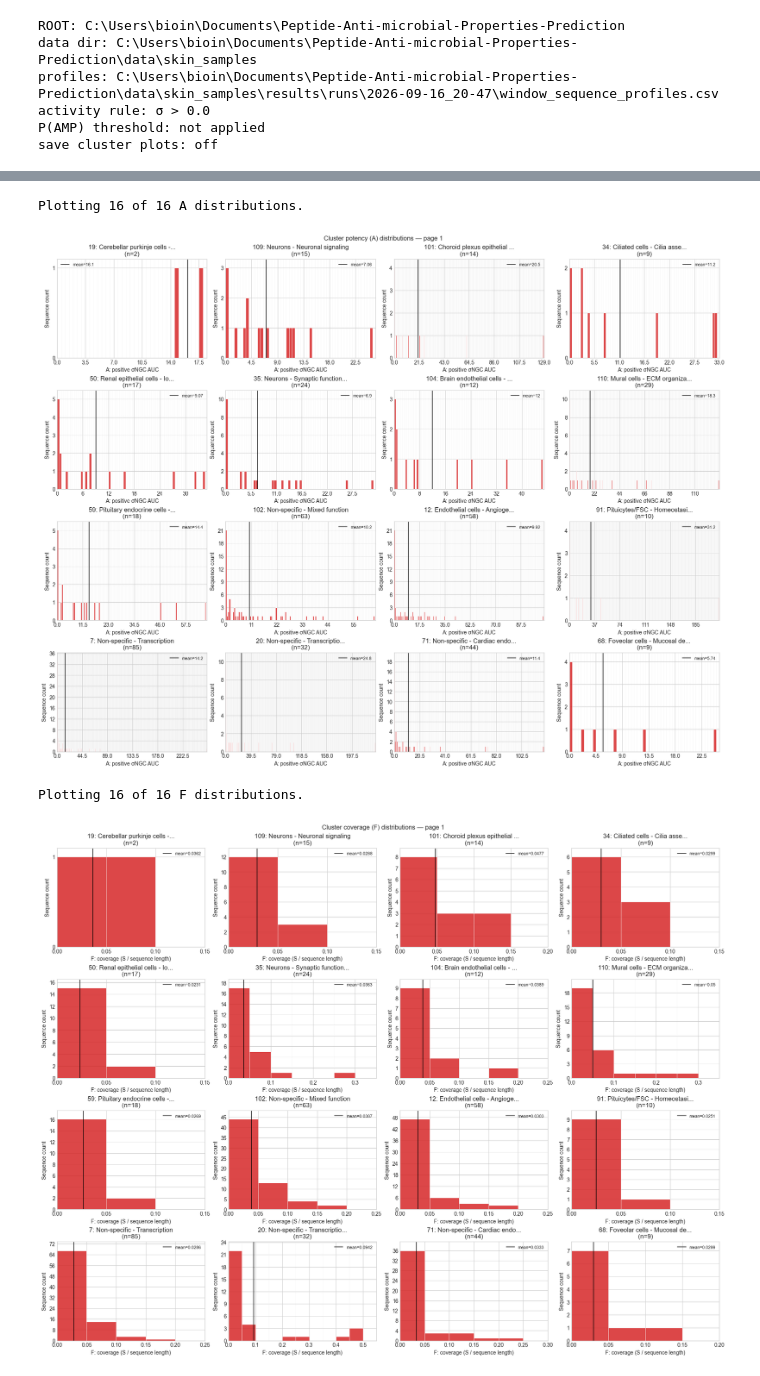
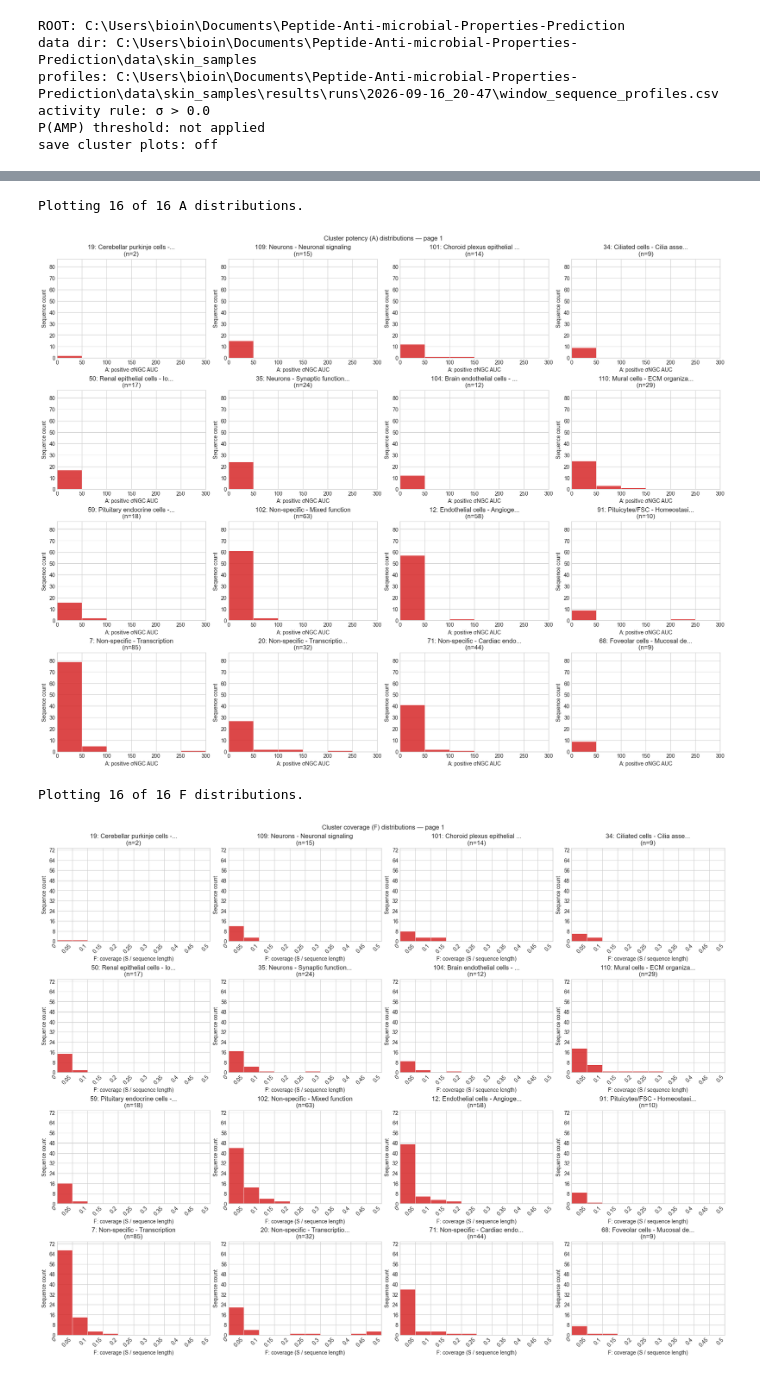
Before and after one commit to KYinXu/Peptide-Anti-microbial-Properties-Prediction, a Jupyter notebook: notebooks/windowed_DNGC_analysis.ipynb, the cells around one changed output, grey strips where cells are left out. Cells and saved outputs as stored; diff of their text form; code cells hidden in the pictures.

```diff
--- a/notebooks/windowed_DNGC_analysis.ipynb
+++ b/notebooks/windowed_DNGC_analysis.ipynb
@@ -10,7 +10,7 @@ import matplotlib.pyplot as plt
 import numpy as np
 import pandas as pd
 from IPython.display import display
-from matplotlib.ticker import MaxNLocator, MultipleLocator
+from matplotlib.ticker import MaxNLocator
 
 plt.style.use("seaborn-v0_8-whitegrid")
 
@@ -64,7 +64,7 @@ MAX_OVERLAY_TRACES = 40
 INCLUDE_UNASSIGNED = False
 CLUSTER_SUBSTRING: str | None = None
 MAX_CLUSTERS: int | None = 16
-CLUSTER_ORDER_BY = "prevalence"
+CLUSTER_ORDER_BY = "percent_activation"  # display setting; cluster order always uses mean-profile percent activation
 CLUSTER_ORDER_DESCENDING = True
 EXPECTED_CLUSTER_COUNT: int | None = 108
 
@@ -76,10 +76,6 @@ PLOT_GRID_COLUMNS = 4
 SAVE_ALL_CLUSTER_PLOTS = False
 SAVE_DPI = 200
 CLUSTER_PLOT_DIR = RESULTS_ROOT / "dngc_cluster_plots"
-DNGC_BIN_WIDTH = 0.05
-AUC_BIN_WIDTH = 0.5
-S_BIN_WIDTH = 5.0
-F_BIN_WIDTH = 0.05
 
 print("ROOT:", ROOT)
 print("data dir:", DATA_PATH)
@@ -764,23 +880,15 @@ def sequence_a_values(group: ClusterGroup) -> np.ndarray:
     )
 
 
-def draw_cluster_a_distribution(ax, group: ClusterGroup) -> None:
-    values = sequence_a_values(group)
-    draw_distribution(
-        ax,
-        values,
-        fixed_width_bins(values, AUC_BIN_WIDTH),
-        f"{short_cluster_label(group.name, 34)}\n(n={group.n})",
-        "A: positive σNGC AUC",
-        "C3",
-        "All {count} sequences have A = 0",
-    )
-
-
 def plot_cluster_a_distributions(groups: list[ClusterGroup]) -> None:
     plot_cluster_pages(
         groups,
-        draw_cluster_a_distribution,
+        make_cluster_distribution_draw(
+            sequence_a_values,
+            "A: positive σNGC AUC",
+            "All {count} sequences have A = 0",
+            groups,
+        ),
         plot_style="a",
         suptitle="Cluster potency (A) distributions",
         description="A distributions",
@@ -790,39 +898,31 @@ def plot_cluster_a_distributions(groups: list[ClusterGroup]) -> None:
 plot_cluster_a_distributions(clusters)
 # %% [output]
 Plotting 16 of 16 A distributions.
-[figure, old version]
+[figure, new version]
 # %%
 def sequence_f_values(group: ClusterGroup) -> np.ndarray:
     return np.asarray(
         [item.statistics.coverage for item in group.profiles],
         dtype=np.float64,
     )
 
 
-def draw_cluster_f_distribution(ax, group: ClusterGroup) -> None:
-    values = sequence_f_values(group)
-    draw_distribution(
-        ax,
-        values,
-        fixed_width_bins(values, F_BIN_WIDTH),
-        f"{short_cluster_label(group.name, 34)}\n(n={group.n})",
-        "F: coverage (S / sequence length)",
-        "C3",
-        "All {count} sequences have F = 0",
-    )
-
-
 def plot_cluster_f_distributions(groups: list[ClusterGroup]) -> None:
     plot_cluster_pages(
         groups,
-        draw_cluster_f_distribution,
+        make_cluster_distribution_draw(
+            sequence_f_values,
+            "F: coverage (S / sequence length)",
+            "All {count} sequences have F = 0",
+            groups,
+        ),
         plot_style="f",
         suptitle="Cluster coverage (F) distributions",
         description="F distributions",
     )
 
 
 plot_cluster_f_distributions(clusters)
 # %% [output]
 Plotting 16 of 16 F distributions.
-[figure, old version]
+[figure, new version]
```
Also changed, not shown: parts of 19 cells of this notebook, 5 other files.
